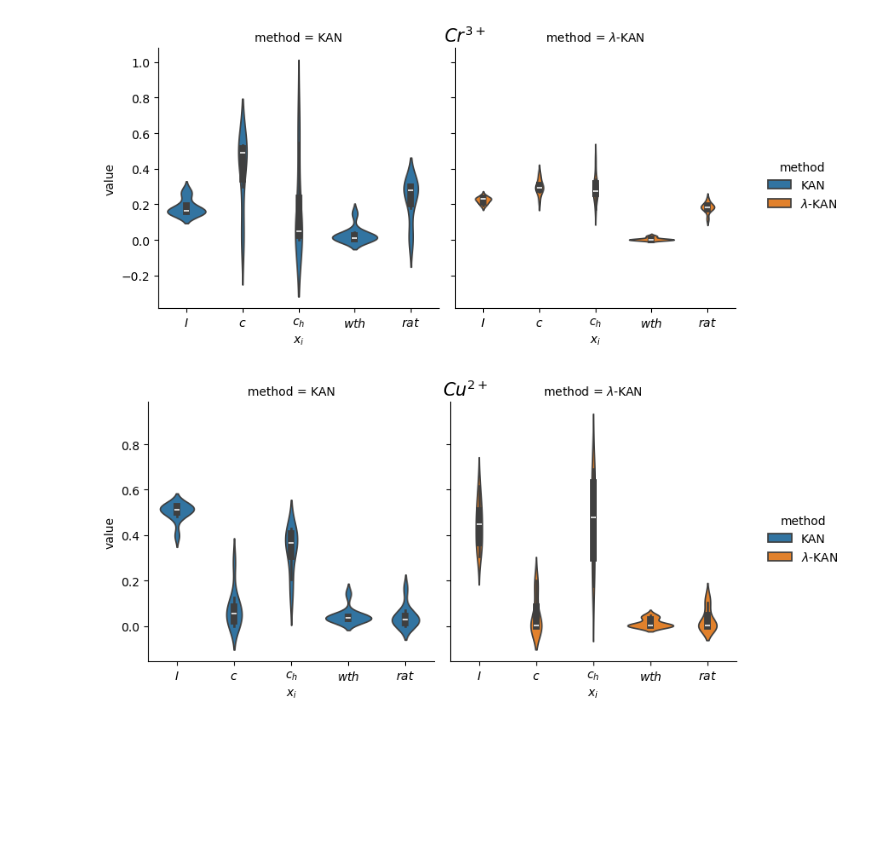
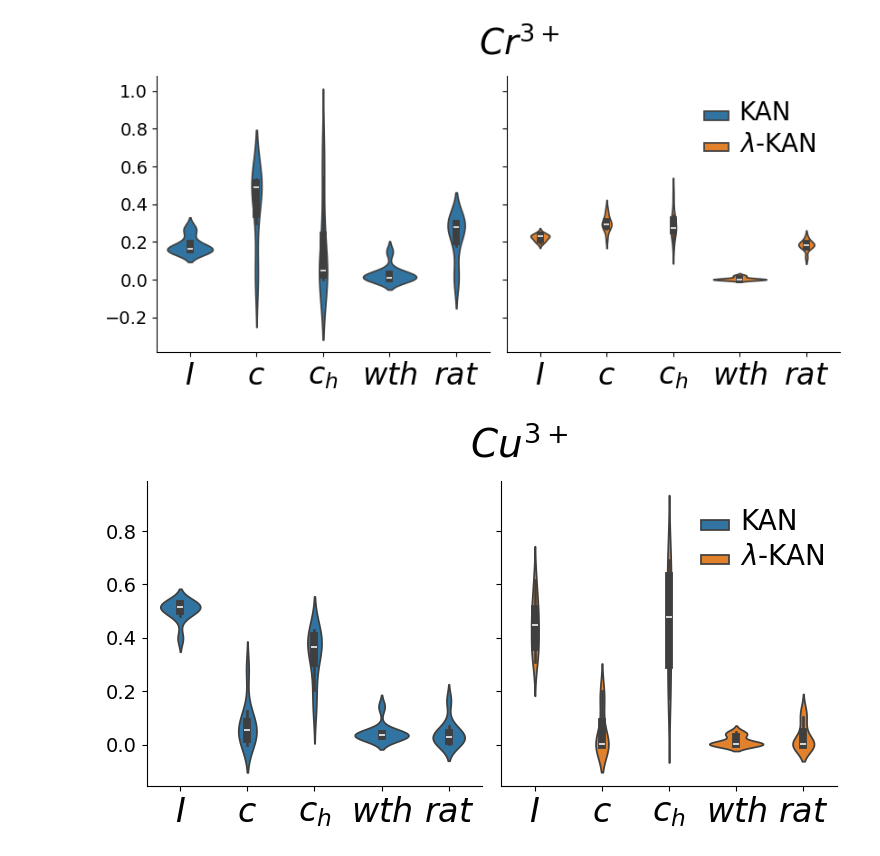
Before and after one commit to Gavr101/Spectroscopy_FL_4_ions, a Jupyter notebook: Interpretability/KAN__lmd_KAN_interp_compar.ipynb, the cells around one changed output. Cells and saved outputs as stored; diff of their text form; code cells hidden in the pictures; blank space fills up the shorter version.

```diff
--- a/Interpretability/KAN__lmd_KAN_interp_compar.ipynb
+++ b/Interpretability/KAN__lmd_KAN_interp_compar.ipynb
@@ -63,40 +63,71 @@ l_feature_scores_lmdkan = np.array([[ 7.0922893e-01,  9.3122101e-01,  7.6582515e
        [ 7.1077883e-01,  8.3763367e-01,  1.0088986e+00, -3.0893402e-04,
          5.3045619e-01],
        [ 7.0264274e-01,  7.1734989e-01,  1.4728643e+00, -2.9585935e-06,
          3.8616616e-01],
        [ 6.0870361e-01,  8.1118202e-01,  7.3189723e-01, -2.4959235e-03,
          5.0250947e-01],
        [ 5.8448720e-01,  8.9587080e-01,  1.0441976e+00, -2.5111143e-03,
          5.3496039e-01],
        [ 7.5990921e-01,  1.2537390e+00,  8.8732606e-01, -2.2501308e-03,
          7.0490438e-01],
        [ 6.6352630e-01,  7.9822046e-01,  7.6130962e-01, -5.1601544e-02,
          5.1115078e-01],
        [ 6.0140741e-01,  6.8071687e-01,  6.6243720e-01, -8.6197508e-03,
          4.4668561e-01],
        [ 4.4072193e-01,  8.0382478e-01,  3.8026351e-01, -5.0704788e-02,
          4.9056369e-01]])
 
 l_feature_scores_lmdkan = np.abs(l_feature_scores_lmdkan)
 l_feature_scores_lmdkan = l_feature_scores_lmdkan/l_feature_scores_lmdkan.sum(axis=1, keepdims=True)
 
 
 df_kan = get_df4bar(l_feature_scores_kan, method_name='KAN')
 df_lmdkan = get_df4bar(l_feature_scores_lmdkan, method_name='$\lambda$-KAN')
 df_all = pd.concat([df_kan, df_lmdkan])
 
 cat = sns.catplot(
-df_all, kind='violin',#"bar",capsize=0.2,
-x="$x_i$", y="value", col="method", hue="method",
-height=4,
-aspect=1.,
-margin_titles=True)
+  df_all, kind='violin',
+  x="$x_i$",
+  y="value",
+  col="method",
+  hue="method",
+  height=4,
+  aspect=1.1,
+  margin_titles=True
+)
 
-cat.figure.suptitle('$Cr^{3+}$', size=15)
+
+# Increase legend font size
+leg = cat.legend
+# Remove the word "method" from the legend title
+if leg is not None:
+  leg.set_title('')
+  cat.legend.set_bbox_to_anchor((0.83, 0.75))  # Adjust x and y to fine-tune position
+  for text in leg.get_texts():
+      text.set_fontsize(20)  # Set your desired font size
+
+
+# Increase symbol sizes in the plot
+for ax in cat.axes.flat:
+
+
+  # Remove subplot title
+    ax.set_xlabel('')
+    ax.set_ylabel('')
+    ax.set_title('')
+
+    # Increase tick label sizes for x-axis
+    for label in ax.get_xticklabels():
+      label.set_fontsize(24)
+    for label in ax.get_yticklabels():
+      label.set_fontsize(14)
+
+
+cat.figure.suptitle('$Cr^{3+}$', size=28, y=1.05)
 plt.show()
 plt.close()
 # %% [output]
-[figure, old version]
+[figure, new version]
 # %%
 l_feature_scores_kan = np.array([[2.1291368e+00, 2.1175659e-01, 1.5618247e+00, 1.5060765e-01,
         1.0661014e-01],
@@ -159,11 +190,38 @@ height=4,
 aspect=1.,
 margin_titles=True)
 
-cat.figure.suptitle('$Cu^{2+}$', size=15)
+
+# Increase legend font size
+leg = cat.legend
+# Remove the word "method" from the legend title
+if leg is not None:
+  leg.set_title('')
+  cat.legend.set_bbox_to_anchor((0.83, 0.75))  # Adjust x and y to fine-tune position
+  for text in leg.get_texts():
+      text.set_fontsize(20)  # Set your desired font size
+
+
+# Increase symbol sizes in the plot
+for ax in cat.axes.flat:
+
+
+  # Remove subplot title
+    ax.set_xlabel('')
+    ax.set_ylabel('')
+    ax.set_title('')
+
+    # Increase tick label sizes for x-axis
+    for label in ax.get_xticklabels():
+      label.set_fontsize(24)
+    for label in ax.get_yticklabels():
+      label.set_fontsize(14)
+
+
+cat.figure.suptitle('$Cu^{3+}$', size=28, y=1.05)
 plt.show()
 plt.close()
 # %% [output]
-[figure, old version]
+[figure, new version]
 # %%
 l_feature_scores_kan = np.array([[0.8242804 , 0.2088687 , 2.7461007 , 3.4077544 , 0.48509154],
        [0.6590068 , 0.7298004 , 1.2939245 , 1.9220212 , 0.5097812 ],
```
Also changed, not shown: parts of 2 cells of this notebook, 15 other files.
